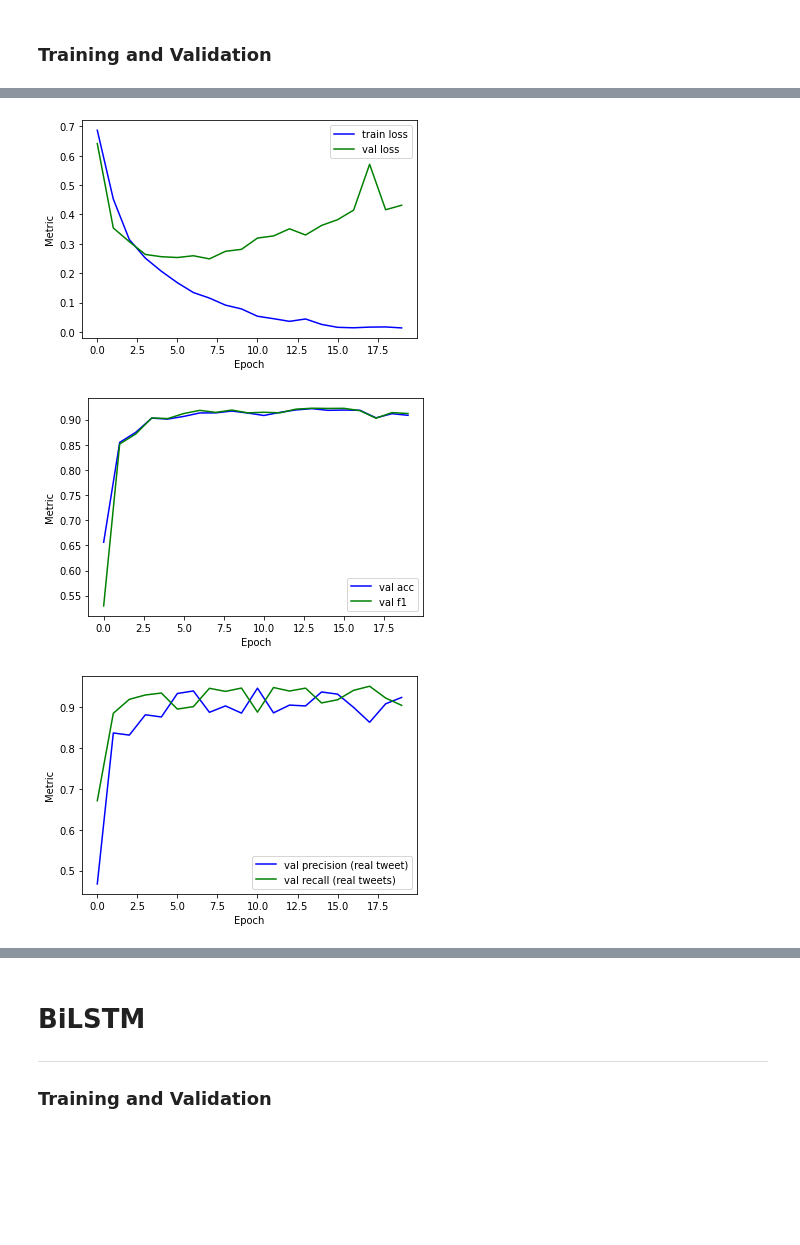
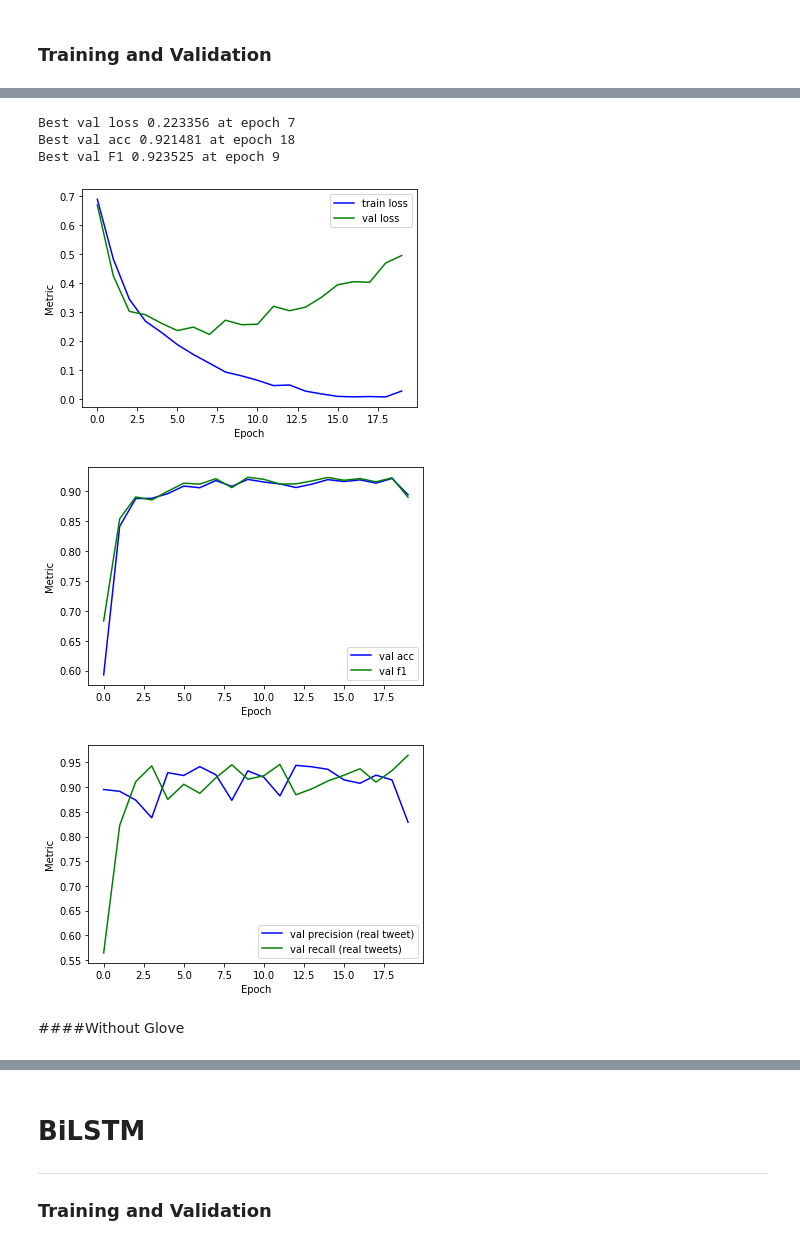
Before and after one commit to andreimesina/covid19-fake-news-detection, a Jupyter notebook: covid19_fake_news_detection.ipynb, the cells around one changed output, grey strips where cells are left out. Drawn from its saved outputs; the diff is of its cells as text; code cells hidden in the pictures; blank space fills up the shorter version.

```diff
--- a/covid19_fake_news_detection.ipynb
+++ b/covid19_fake_news_detection.ipynb
@@ -644,14 +687,17 @@ for i in range(NUM_EPOCHS):
     model.train()
     optim.zero_grad()
 
-    output = model(train_batches[batch_id])
-    target = torch.tensor(train_labels_batches[batch_id])
+    batch_data, batch_labels = train_batches_mlp[batch_id].to(device), train_labels_batches_mlp[batch_id].to(device)
+
+    output = model(batch_data)
+
+    target = torch.tensor(batch_labels)
     loss = criterion(output, target)
 
     loss.backward()
     optim.step()
 
-    train_loss.append(loss.detach().numpy())
+    train_loss.append(loss.detach().cpu().numpy())
 
     print(f'\nEPOCH {i}:')
     print(f'\nBatch {batch_id}')
@@ -659,12 +705,15 @@ for i in range(NUM_EPOCHS):
 
     model.eval() # set the model to evaluation mode
     with torch.no_grad():
+
+        validation_dataset_vectors, val_labels_mlp = validation_dataset_vectors.to(device), val_labels_mlp.to(device)
         output = model(validation_dataset_vectors)
-        validation_loss = F.cross_entropy(output, val_labels)
+        validation_loss = F.cross_entropy(output, val_labels_mlp).cpu()
         print(f'validation loss {validation_loss}')
         val_loss.append(validation_loss)
 
-    predicted = np.array(torch.argmax(model(validation_dataset_vectors), dim=-1))
+    predicted = np.array(torch.argmax(model(validation_dataset_vectors), dim=-1).cpu())
+    val_labels = val_labels.cpu()
 
     print("predicted = ", predicted)
     print("val_labels = ", val_labels)
@@ -847,8 +920,20 @@ Average validation loss: 0.3522903025150299
 # %%
+min_epoch = np.argmin(val_loss)
+max_epoch_acc = np.argmax(val_acc)
+max_epoch_f1 = np.argmax(val_f1)
+print("Best val loss %f at epoch %d" % (val_loss[min_epoch], min_epoch))
+print("Best val acc %f at epoch %d" % (np.max(val_acc), max_epoch_acc))
+print("Best val F1 %f at epoch %d" % (np.max(val_f1), max_epoch_f1))
+
 plot_metrics(train_loss, val_loss, 'train loss', 'val loss')
 plot_metrics(val_acc, val_f1, 'val acc', 'val f1')
 plot_metrics(val_prec, val_recall, 'val precision (real tweet)', 'val recall (real tweets)')
 # %% [output]
+Best val loss 0.223356 at epoch 7
+Best val acc 0.921481 at epoch 18
+Best val F1 0.923525 at epoch 9
-[figure, old version]
+[figure, new version]
-[figure, old version]
+[figure, new version]
-[figure, old version]
+[figure, new version]
+# %% [markdown]
+####Without Glove
```
Also changed, not shown: parts of 14 cells of this notebook.
